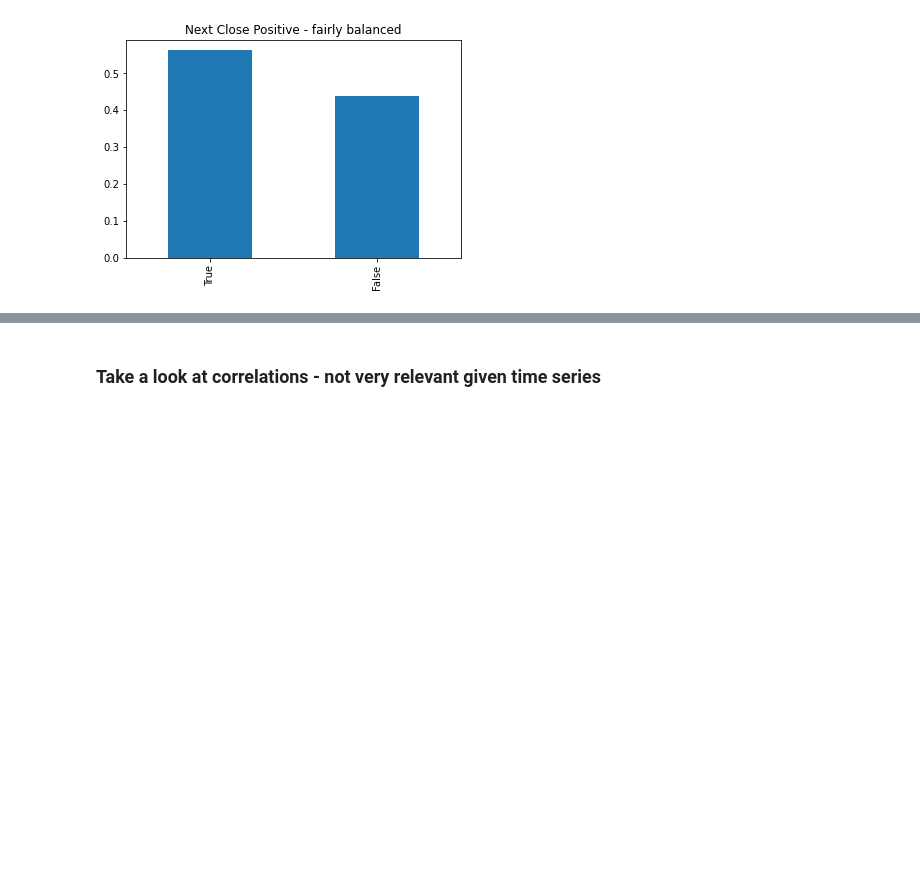
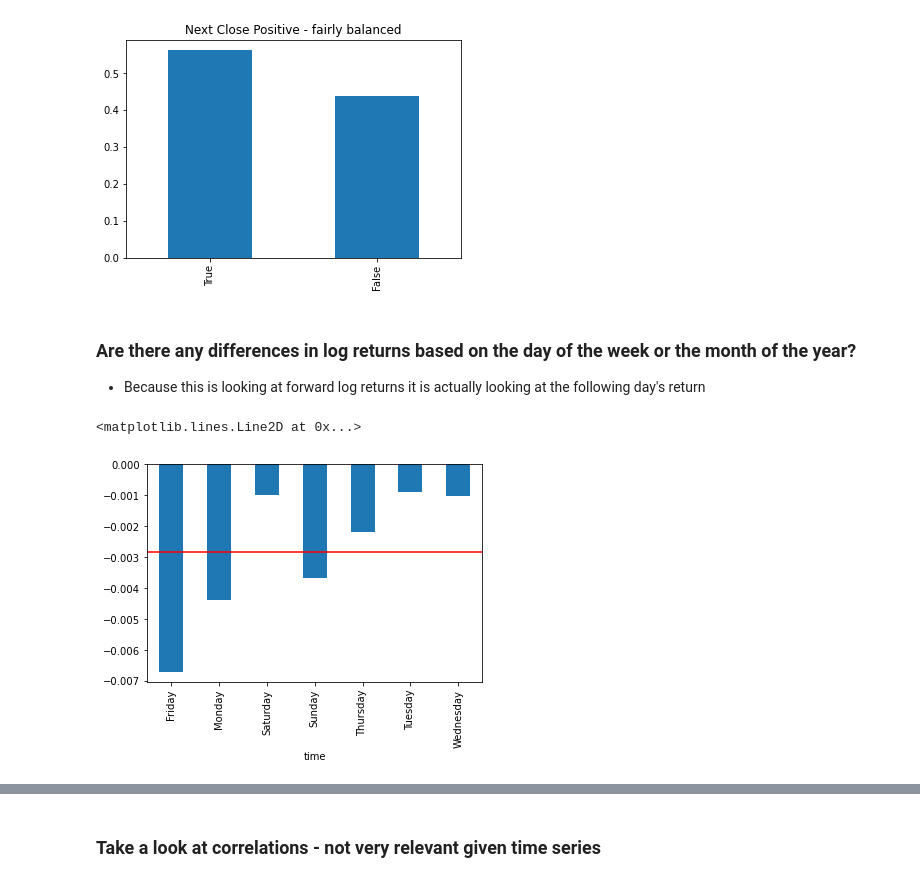
Before and after one commit to jesse-d-marder/personal-codeup-project, a Jupyter notebook: explore.ipynb, the cells around one changed output, grey strips where cells are left out. Cells and saved outputs as stored; diff of their text form; code cells hidden in the pictures; blank space fills up the shorter version.

```diff
--- a/explore.ipynb
+++ b/explore.ipynb
@@ -169,3 +232,12 @@ plt.title('Next Close Positive - fairly balanced')
 # %% [output]
 Text(0.5, 1.0, 'Next Close Positive - fairly balanced')
 [figure]
+# %% [markdown]
+### Are there any differences in log returns based on the day of the week or the month of the year?
+- Because this is looking at forward log returns it is actually looking at the following day's return
+# %%
+train.groupby(train.index.day_name()).fwd_log_ret.mean().plot.bar()
+plt.axhline(train.fwd_log_ret.mean(), color = 'r')
+# %% [output]
+<matplotlib.lines.Line2D at 0x...>
+[figure, added]
```
Also changed, not shown: parts of 61 cells of this notebook.
